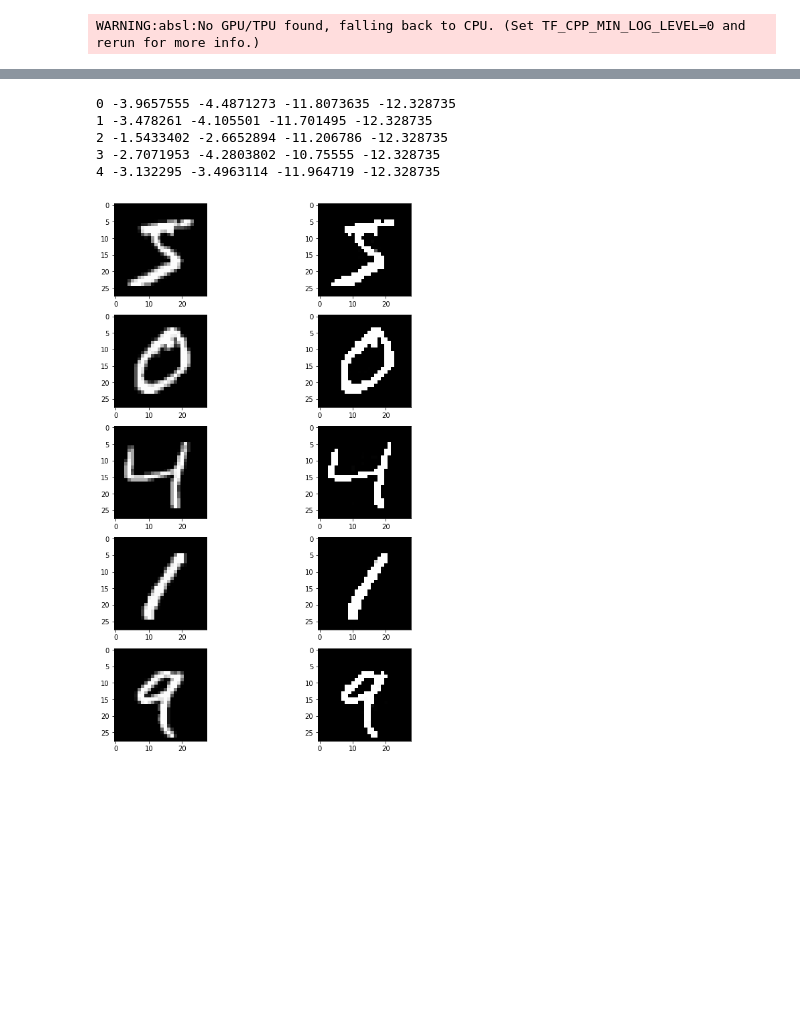
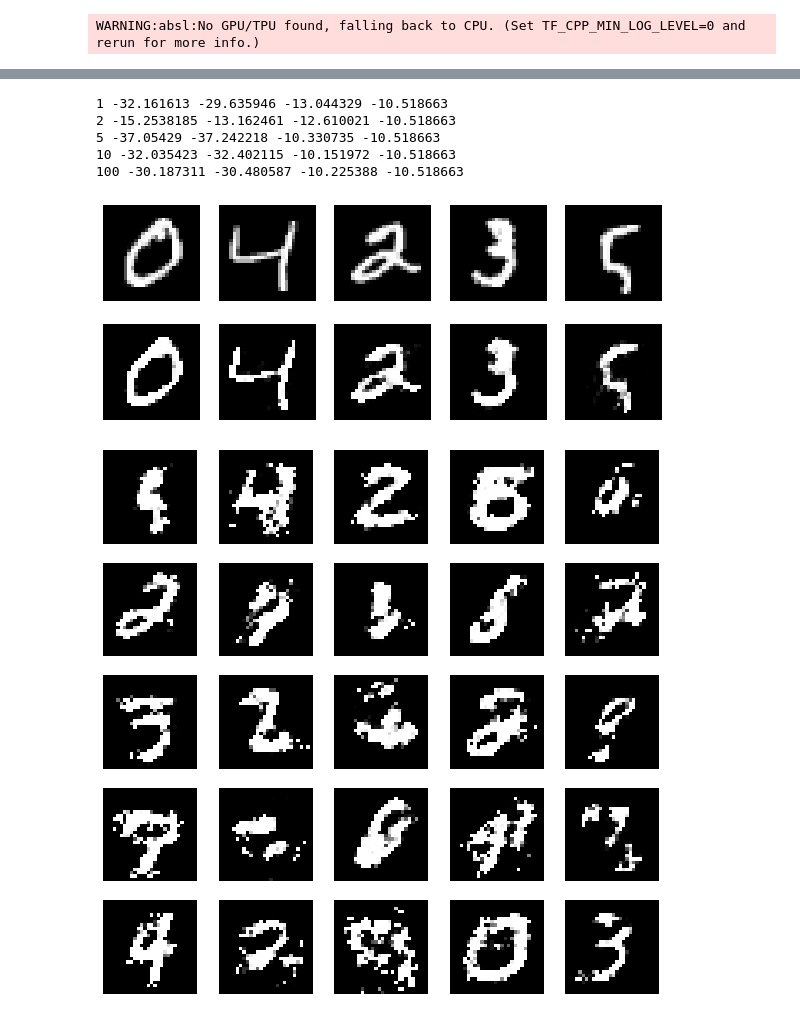
Before and after one commit to ATML-2022-Group6/inference-suboptimality, a Jupyter notebook: test_vae.ipynb, the cells around one changed output, grey strips where cells are left out. Drawn from its saved outputs; the diff is of its cells as text; code cells hidden in the pictures; blank space fills up the shorter version.

```diff
--- a/test_vae.ipynb
+++ b/test_vae.ipynb
@@ -122,9 +144,13 @@ for epoch in range(1, num_epochs+1):
-# %%
-evaluate_idxs(get_params(opt_state), range(5), rng=random.PRNGKey(1))
-# %% [output]
-0 -3.9657555 -4.4871273 -11.8073635 -12.328735
-1 -3.478261 -4.105501 -11.701495 -12.328735
-2 -1.5433402 -2.6652894 -11.206786 -12.328735
-3 -2.7071953 -4.2803802 -10.75555 -12.328735
-4 -3.132295 -3.4963114 -11.964719 -12.328735
-[figure, removed]
+# %%
+visualise_recons(get_params(opt_state))
+# %% [output]
+1 -32.161613 -29.635946 -13.044329 -10.518663
+2 -15.2538185 -13.162461 -12.610021 -10.518663
+5 -37.05429 -37.242218 -10.330735 -10.518663
+10 -32.035423 -32.402115 -10.151972 -10.518663
+100 -30.187311 -30.480587 -10.225388 -10.518663
+[figure, added]
+# %%
+visualise_latent(get_params(opt_state))
+# %% [output]
+[figure, added]
```
Also changed, not shown: parts of 9 cells of this notebook, 2 other files.
